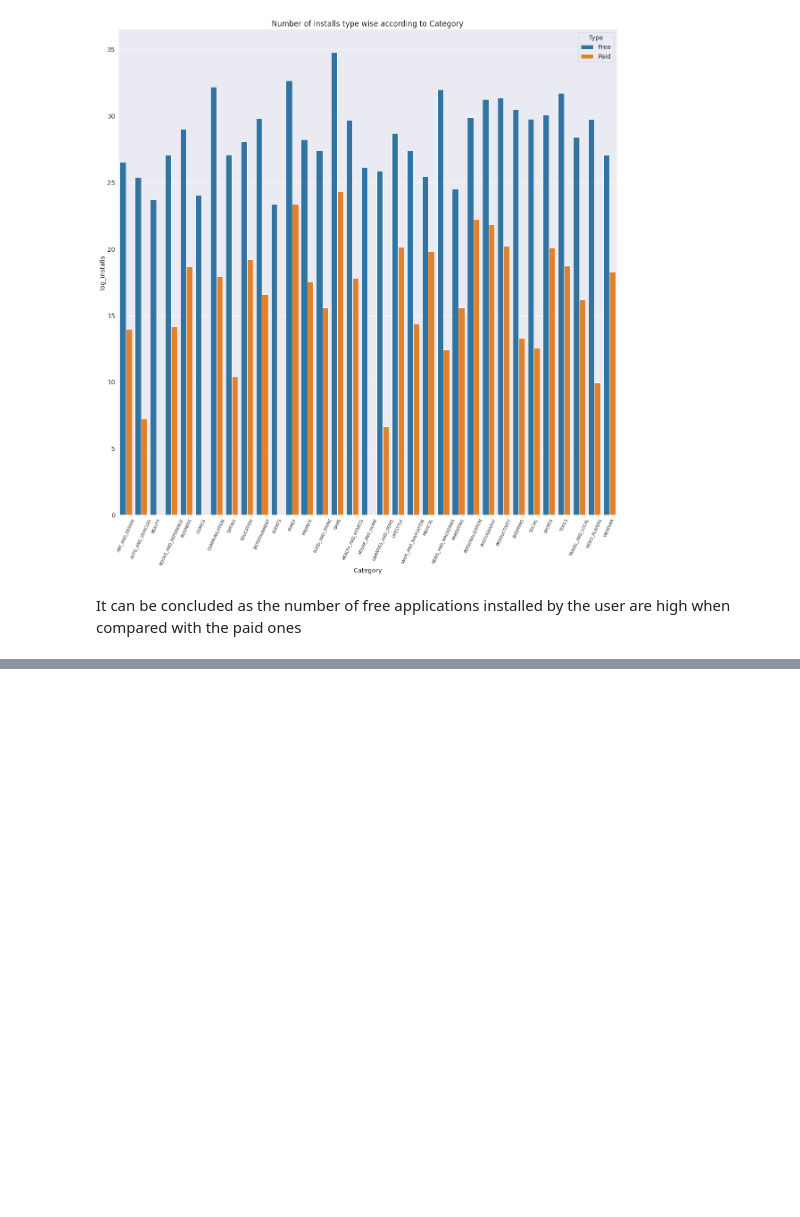
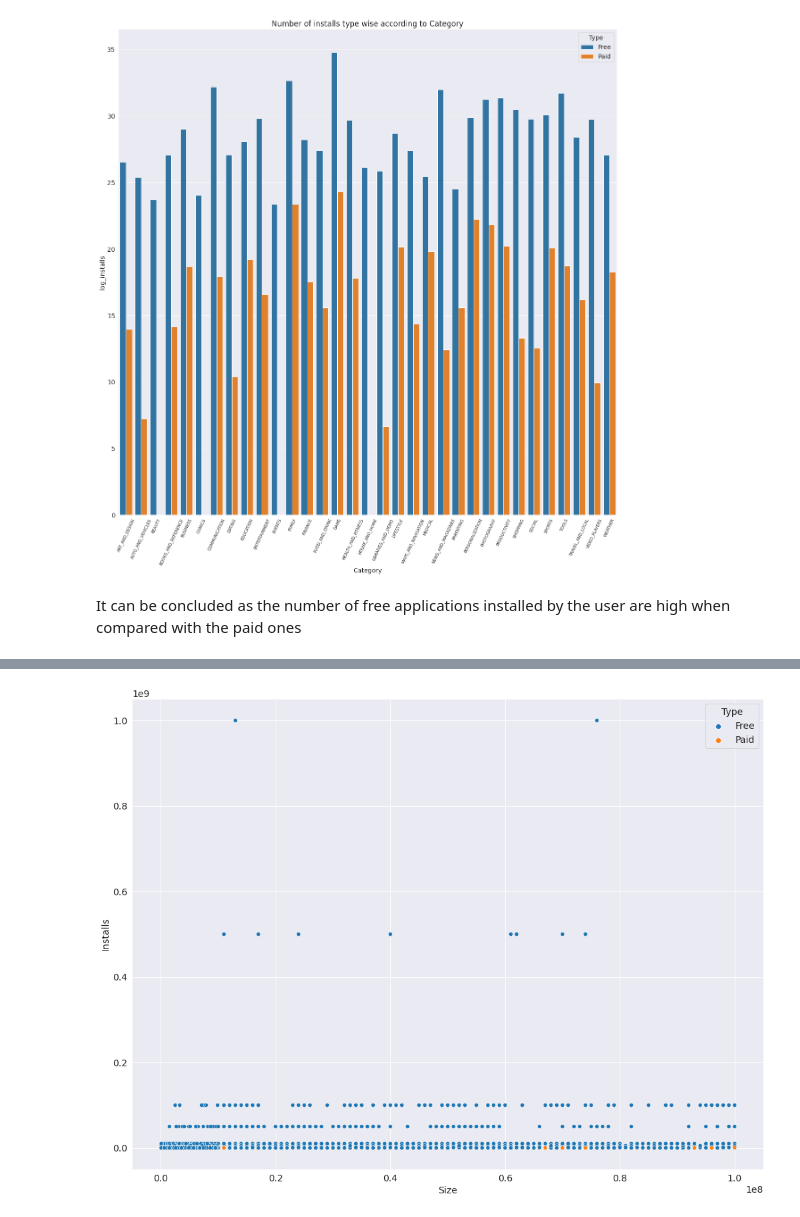
Before and after one commit to pdpranavkumar/Machine-Learning-Models, a Jupyter notebook: Play_Store_App_Review_Analysis_Pranav_Dhabale_Capstone_Project.ipynb, the cells around one changed output, grey strips where cells are left out. Saved outputs shown, nothing was run; the diff lists cells and outputs as text; code cells hidden in the pictures; blank space fills up the shorter version.

```diff
--- a/Play_Store_App_Review_Analysis_Pranav_Dhabale_Capstone_Project.ipynb
+++ b/Play_Store_App_Review_Analysis_Pranav_Dhabale_Capstone_Project.ipynb
@@ -618,0 +621,12 @@ It can be concluded as the number of free applications installed by the user are
+# %%
+play_store_df['Size'] = play_store_df['Size'].apply(lambda x : str(x).replace('Varies with the device', 'NaN') if 'Varies with device' in str(x) else x)
+play_store_df['Size'] = play_store_df['Size'].apply(lambda x : str(x).replace('M', '') if 'M' in str(x) else x)
+play_store_df['Size'] = play_store_df['Size'].apply(lambda x : str(x).replace(',', '') if 'M' in str(x) else x)
+play_store_df['Size'] = play_store_df['Size'].apply(lambda x : float(str(x).replace('k', '')) / 1000 if 'k' in str(x) else x)
+play_store_df['Size'] = play_store_df['Size'].apply(lambda x : float(x))
+# %%
+plt.figure(figsize=(17,13))
+sns.scatterplot(x=play_store_df.Size, y=play_store_df.Installs, hue=play_store_df['Type'])
+plt.show()
+# %% [output]
+[figure, added]
```
Also changed, not shown: parts of 1 cell of this notebook.
